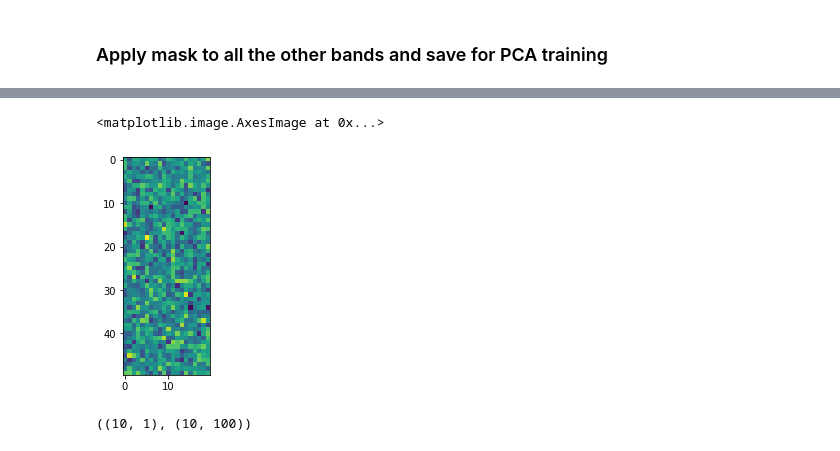
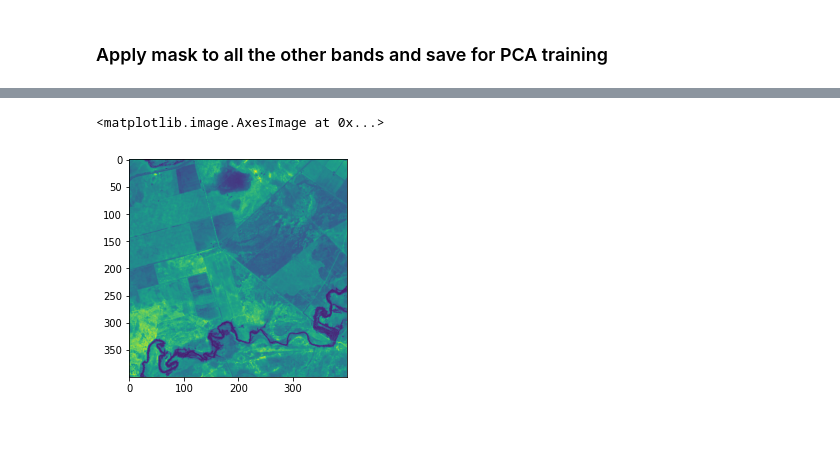
Before and after one commit to ANU-WALD/sat_decomp, a Jupyter notebook: NN_decomp.ipynb, the cells around one changed output, grey strips where cells are left out. Drawn from its saved outputs; the diff is of its cells as text; code cells hidden in the pictures.

```diff
--- a/NN_decomp.ipynb
+++ b/NN_decomp.ipynb
@@ -143,9 +139,0 @@ tensor(1.1649, grad_fn=<MseLossBackward>)
-# %%
-import torch.optim as optim
-
-# create your optimizer
-optimizer = optim.SGD(net.parameters(), lr=0.01)
-target = torch.randn(1000)  # a dummy target, for example
-target = target.view(10, -1)  # make it the same shape as output
-
-plt.imshow(target.view(50,20))
@@ -155,5 +140,5 @@ plt.imshow(target.view(50,20))
 # %%
-for i in range(200000):
+for i in range(20000):
     # in your training loop:
     optimizer.zero_grad()   # zero the gradient buffers
     output = net(input)
@@ -162,6 +147,6 @@ for i in range(200000):
     optimizer.step()    # Does the update
 
     loss = criterion(output, target)
-    if i % 10000 == 0:
+    if i % 1000 == 0:
         print(i, loss)
 # %% [output]
@@ -189,0 +156,28 @@ RuntimeError: Can't call numpy() on Tensor that requires grad. Use tensor.detach
+# %%
+target = torch.from_numpy(stack-np.mean(stack, axis=0)).float().to(device)
+
+for i in range(12):
+    print(i)
+    net = Net()
+    net.to(device)
+    optimizer = optim.Adam(net.parameters(), lr=0.001)
+
+    for i in range(10000):
+        # training loop:
+        optimizer.zero_grad()   # zero the gradient buffers
+        output = net(input)
+        loss = criterion(output, target)
+        loss.backward()
+        optimizer.step()    # Does the update
+
+        if i % 1000 == 0:
+            loss = criterion(output, target)
+            print(i, loss)
+
+    params = list(net.parameters())
+    coeffs = params[0].cpu().detach().numpy()
+    base = params[1].cpu().detach().numpy().reshape((400,400))
+    np.save(f"coeffs{i:02d}", coeffs)
+    np.save(f"base{i:02d}", base)
+    residual = (target - net(input)).cpu().detach().numpy()
+    target = torch.from_numpy(residual).to(device)
@@ -190,14 +216,7 @@ RuntimeError: Can't call numpy() on Tensor that requires grad. Use tensor.detach
 # %%
-plt.imshow(net(input).detach().numpy().reshape(50,20))
+output = net(input)
+
+plt.imshow(output.cpu().detach().numpy()[10].reshape(400,400))
 # %% [output]
 <matplotlib.image.AxesImage at 0x...>
-[figure, old version]
+[figure, new version]
-# %%
-params = list(net.parameters())
-
-coeffs = params[0].detach().numpy()
-base = params[1].detach().numpy().reshape((10,100))
-
-coeffs.shape, base.shape
-# %% [output]
-((10, 1), (10, 100))
```
Also changed, not shown: parts of 21 cells of this notebook.
